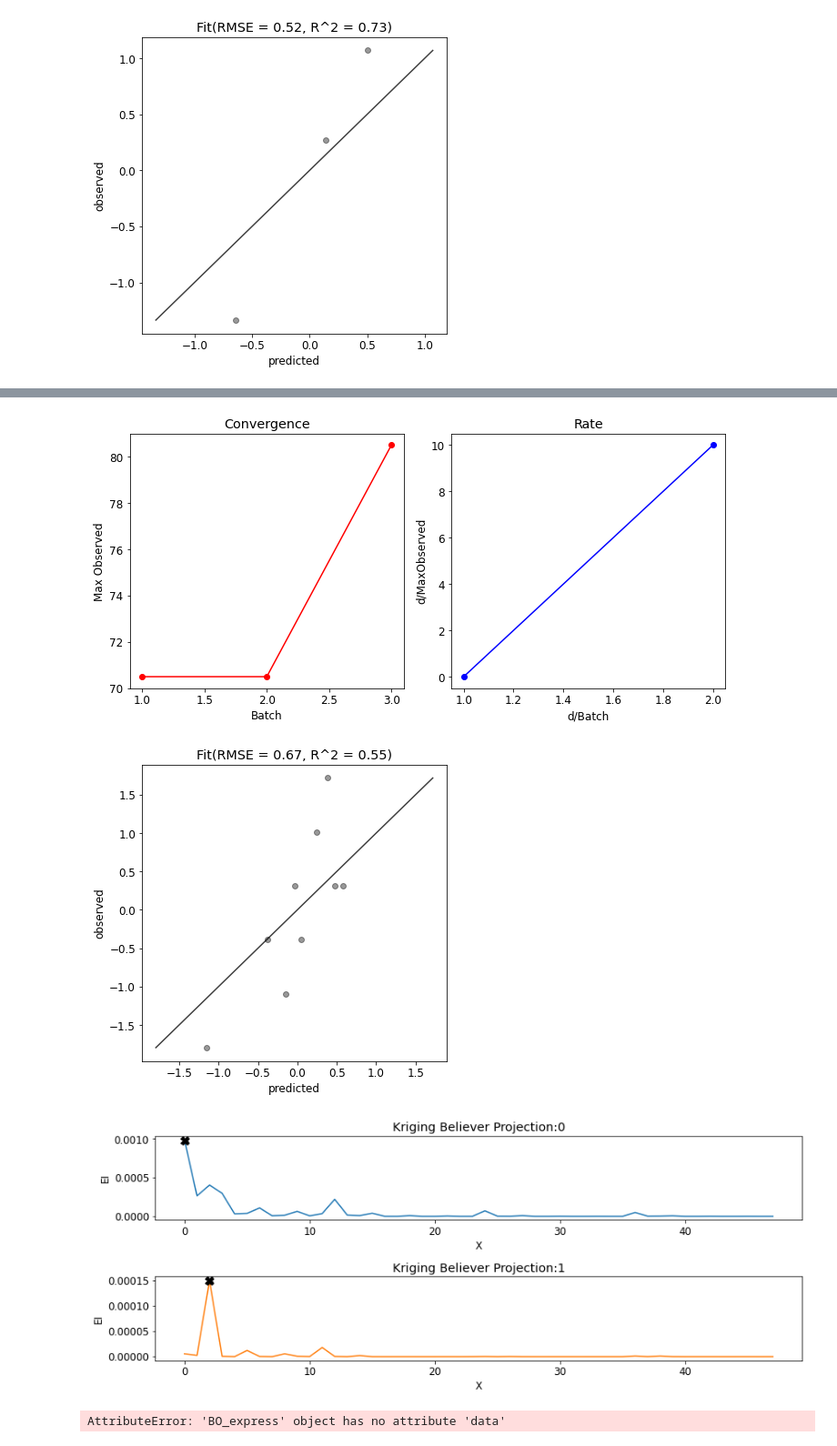
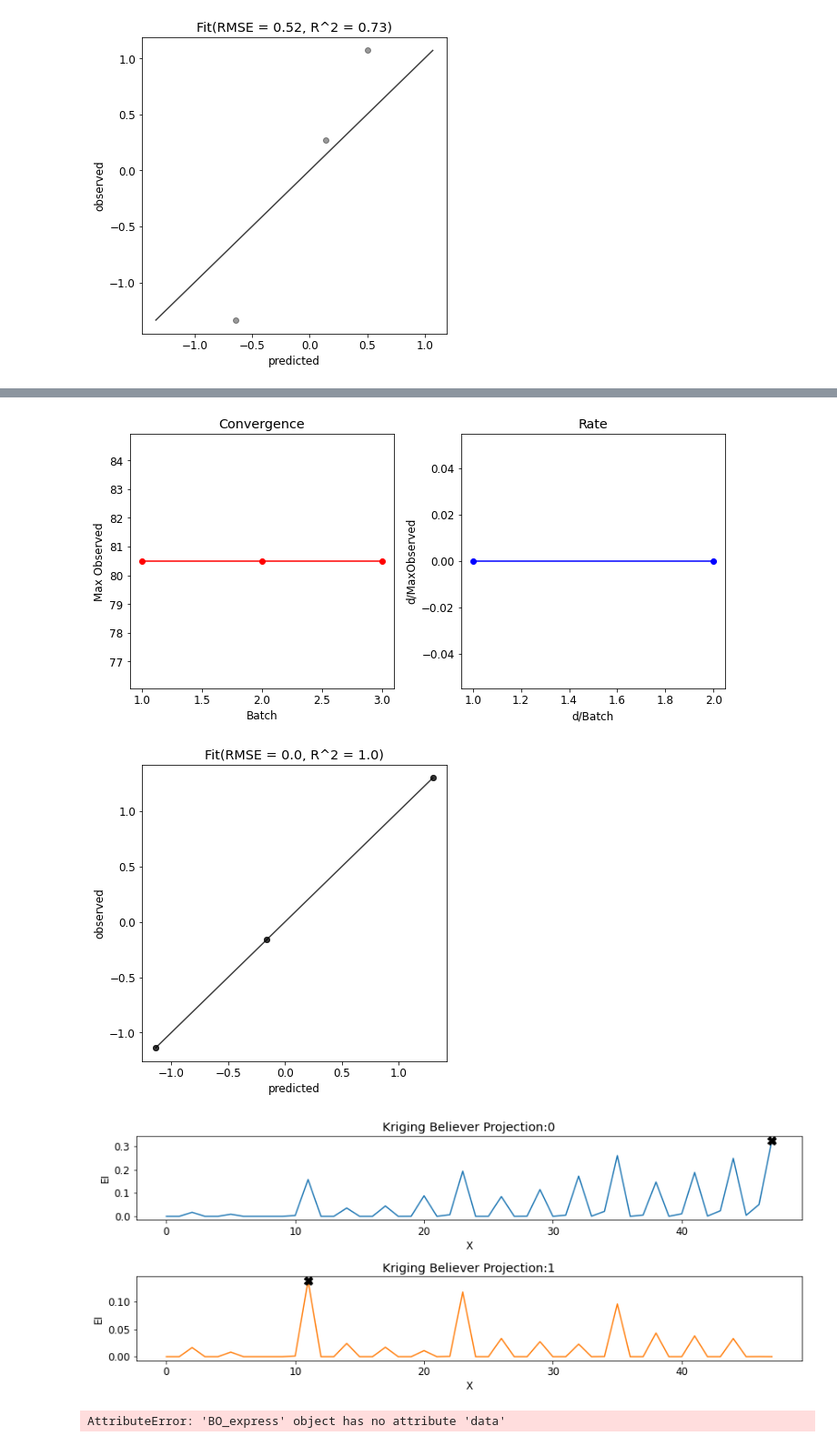
Before and after one commit to Sanjay-Iyer/git_1, a Jupyter notebook: edbo/examples/AFRL/CFR.ipynb, the cells around one changed output, grey strips where cells are left out. Shown: that part at 91% size. Cells and saved outputs as stored; diff of their text form; code cells hidden in the pictures.

```diff
--- a/edbo/examples/AFRL/CFR.ipynb
+++ b/edbo/examples/AFRL/CFR.ipynb
@@ -189,12 +190,12 @@ def workflow(export_path):
     plot_kb_projections()
     bo.export_proposed(export_path)
 # %%
-bo.add_results('results/round1.csv')       # Load real results from our experiments
-workflow('round2.csv')                     # Run the workflow and export the next experiments to 'round1.csv'
+bo.add_results('results/round2.csv')       # Load real results from our experiments
+workflow('round3.csv')                     # Run the workflow and export the next experiments to 'round1.csv'
 # %% [output]
-[figure, old version]
+[figure, new version]
-[figure, old version]
+[figure, new version]
-[figure, old version]
+[figure, new version]
 # %%
 print(bo.data)
 # %% [output]
```
Also changed, not shown: parts of 2 cells of this notebook, 12 other files.
